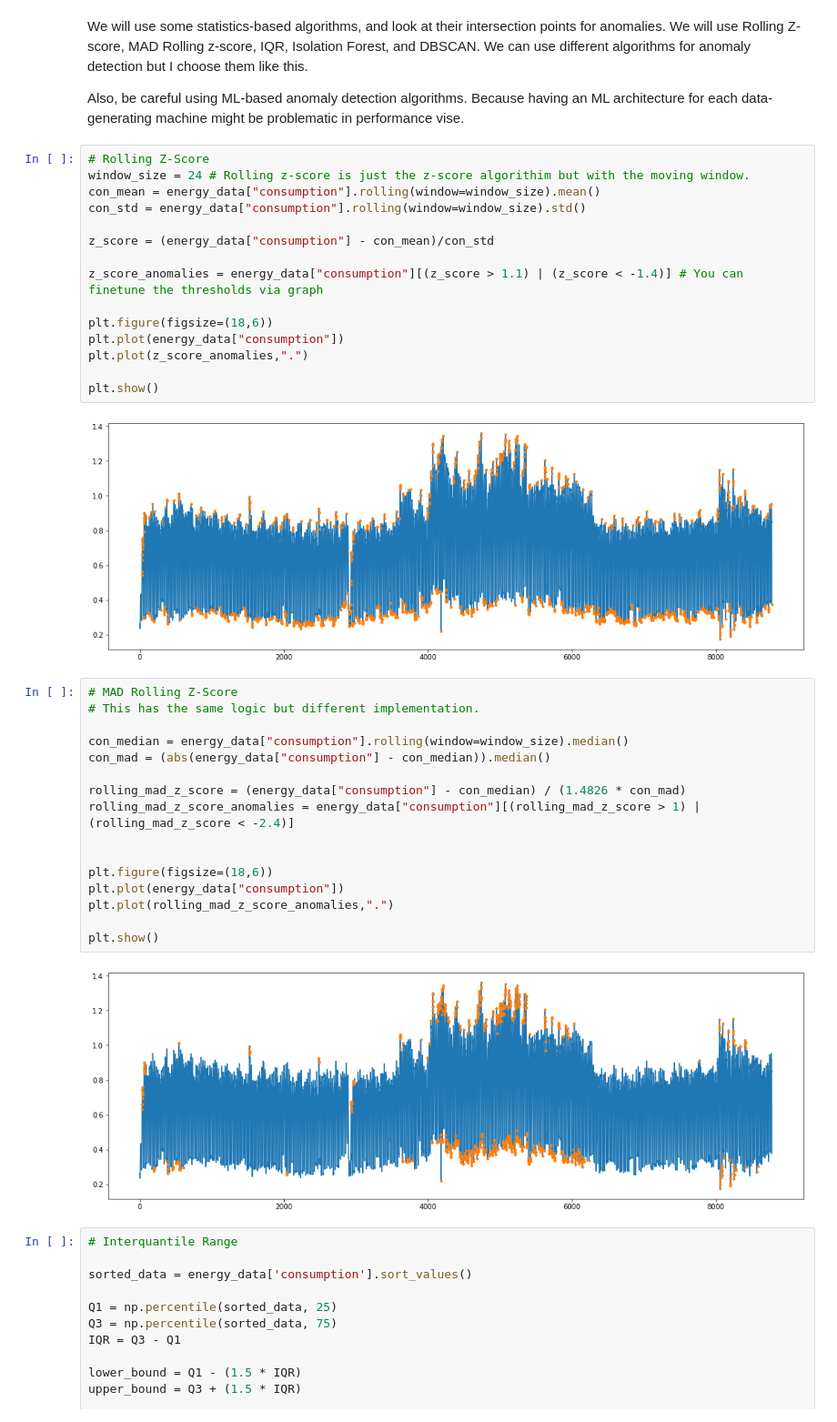
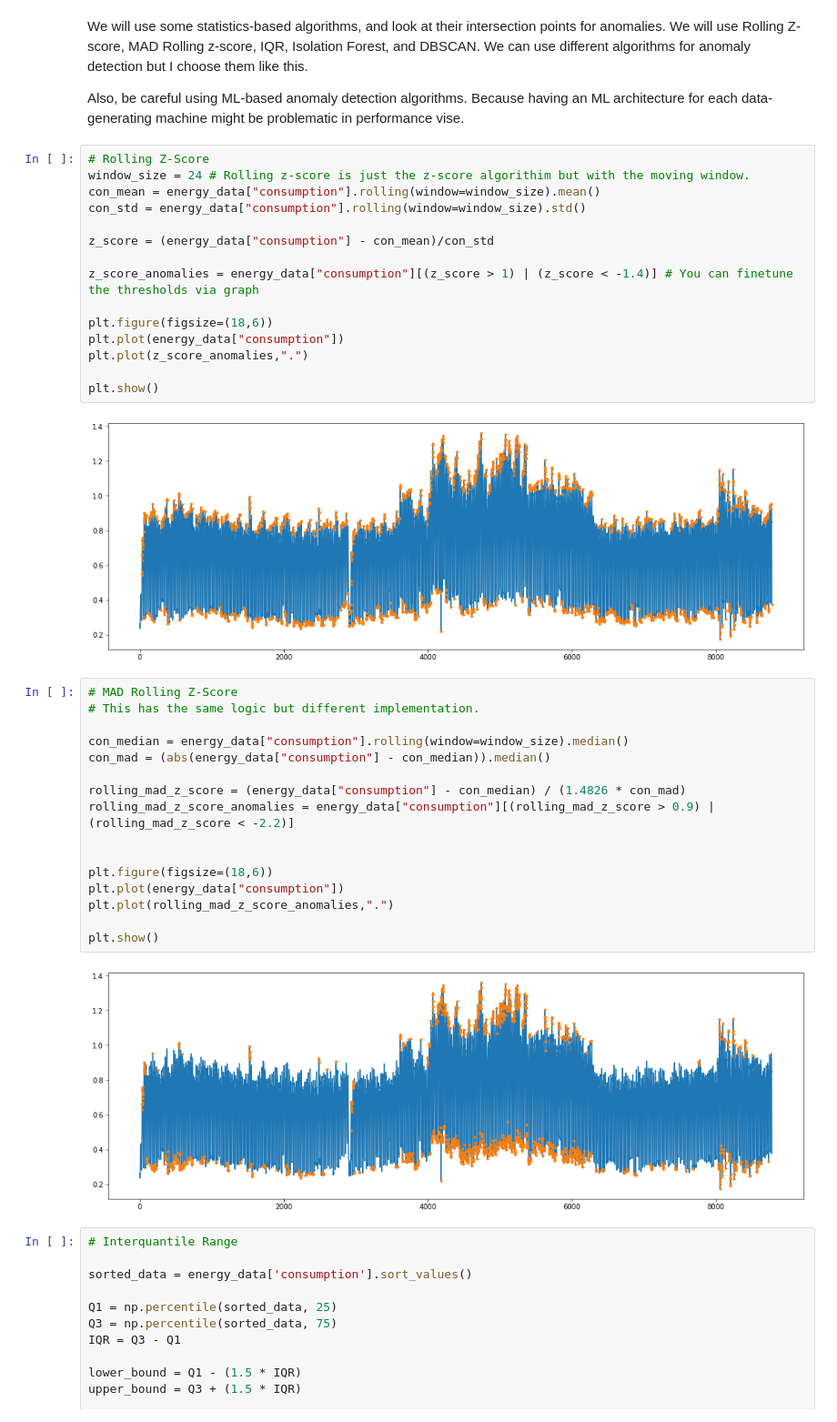
Before and after one commit to AliErenAkkoyun/full-data-science-project, a Jupyter notebook: Untitled.ipynb, the cells around one changed output. Shown at 91% size. Drawn from its saved outputs; the diff is of its cells as text.

```diff
--- a/Untitled.ipynb
+++ b/Untitled.ipynb
@@ -259,7 +259,7 @@ con_std = energy_data["consumption"].rolling(window=window_size).std()
 
 z_score = (energy_data["consumption"] - con_mean)/con_std
 
-z_score_anomalies = energy_data["consumption"][(z_score > 1.1) | (z_score < -1.4)] # You can finetune the thresholds via graph
+z_score_anomalies = energy_data["consumption"][(z_score > 1) | (z_score < -1.4)] # You can finetune the thresholds via graph
 
 plt.figure(figsize=(18,6))
 plt.plot(energy_data["consumption"])
@@ -267,25 +267,25 @@ plt.plot(z_score_anomalies,".")
 
 plt.show()
 # %% [output]
-[figure, old version]
+[figure, new version]
 # %%
 # MAD Rolling Z-Score
 # This has the same logic but different implementation.
 
 con_median = energy_data["consumption"].rolling(window=window_size).median()
 con_mad = (abs(energy_data["consumption"] - con_median)).median()
 
 rolling_mad_z_score = (energy_data["consumption"] - con_median) / (1.4826 * con_mad)
-rolling_mad_z_score_anomalies = energy_data["consumption"][(rolling_mad_z_score > 1) | (rolling_mad_z_score < -2.4)]
+rolling_mad_z_score_anomalies = energy_data["consumption"][(rolling_mad_z_score > 0.9) | (rolling_mad_z_score < -2.2)]
 
 
 plt.figure(figsize=(18,6))
 plt.plot(energy_data["consumption"])
 plt.plot(rolling_mad_z_score_anomalies,".")
 
 plt.show()
 # %% [output]
-[figure, old version]
+[figure, new version]
 # %%
 # Interquantile Range
 
```
Also changed, not shown: parts of 6 cells of this notebook.
